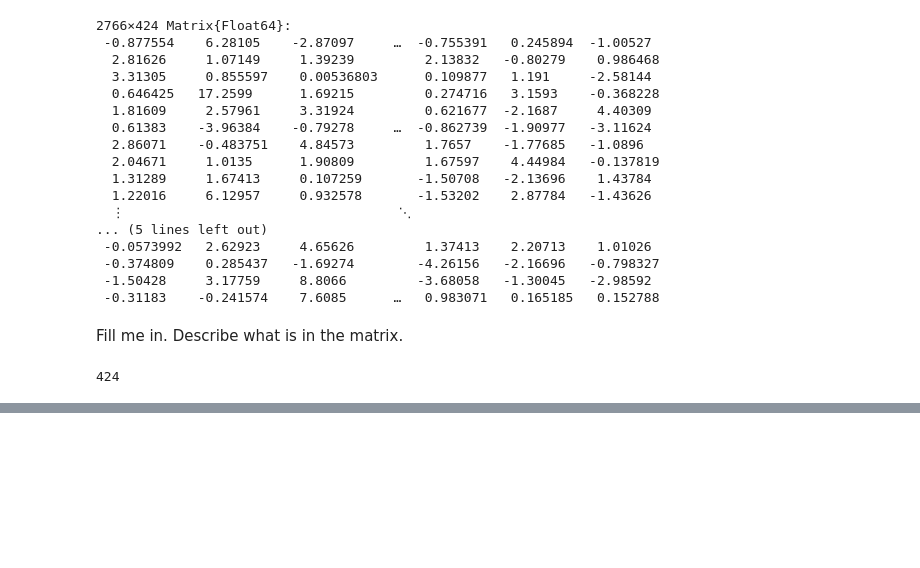
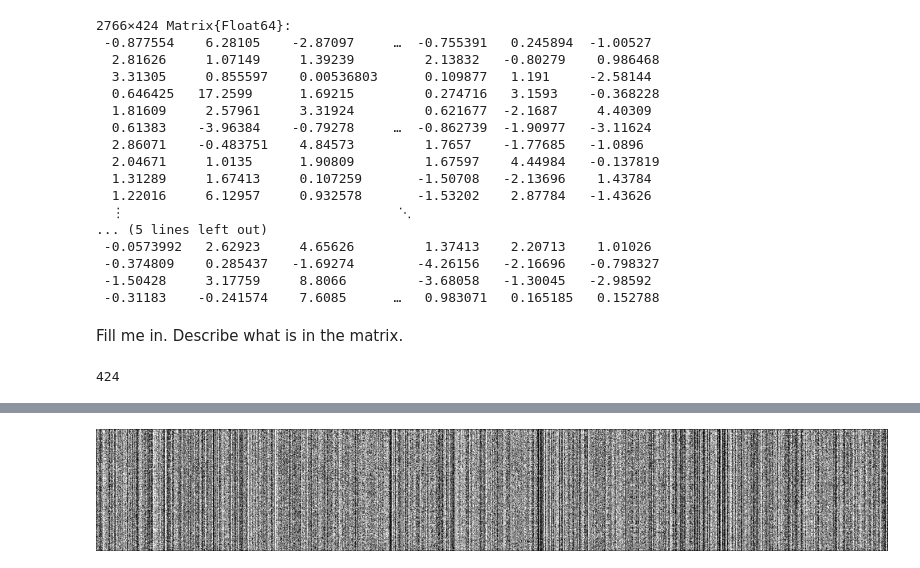
Before and after one commit to varnerlab/CHEME-140-eCornell-Repository, a Jupyter notebook: courses/CHEME-144/module-1/CHEME-144-M1-SVD-SP500-Ungraded-Codio-Activity.ipynb, the cells around one changed output, grey strips where cells are left out. Cells and saved outputs as stored; diff of their text form; code cells hidden in the pictures; blank space fills up the shorter version.

```diff
--- a/courses/CHEME-144/module-1/CHEME-144-M1-SVD-SP500-Ungraded-Codio-Activity.ipynb
+++ b/courses/CHEME-144/module-1/CHEME-144-M1-SVD-SP500-Ungraded-Codio-Activity.ipynb
@@ -113,0 +206,23 @@ Fill me in
+# %%
+let
+
+    # initialize -
+    (number_of_trading_days, number_of_firms) = size(growth_rate_array);
+    B = zeros(number_of_trading_days, number_of_firms); # initialize
+
+    for i ∈ 1:number_of_trading_days
+        for j ∈ 1:number_of_firms
+            if (growth_rate_array[i,j] < 0.0)
+                B[i,j] = 0.0; # dark
+            elseif (growth_rate_array[i,j] < 0.05)
+                B[i,j] = 0.5; # gray
+            else
+                B[i,j] = 1.0; # light
+            end
+        end
+    end
+
+    Gray.(transpose(B)) # rows are firms; columns are trading days
+end
+# %% [output]
+[figure, added]
```
Also changed, not shown: parts of 10 cells of this notebook.
